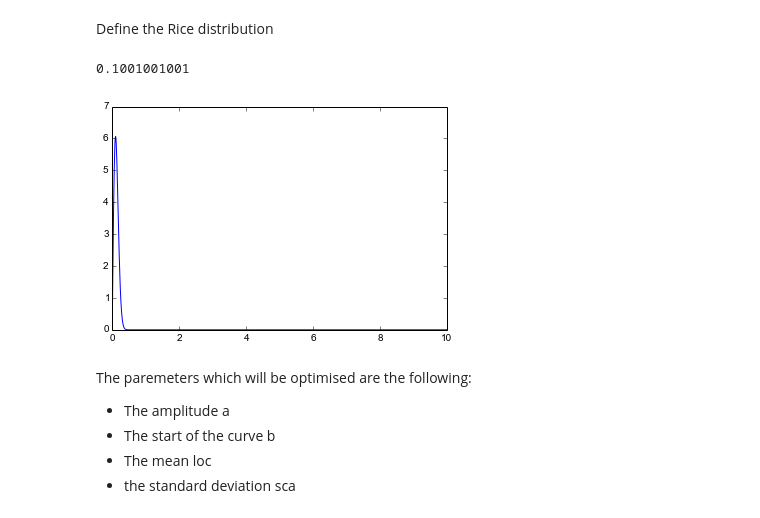
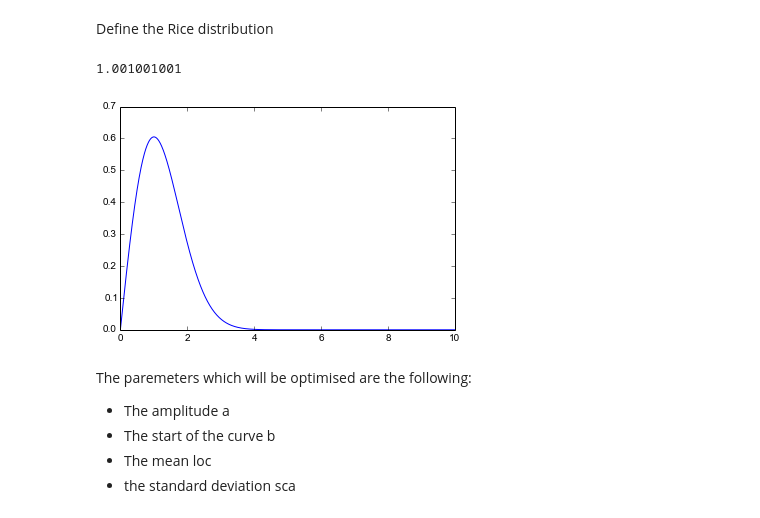
Before and after one commit to massich/embc2015-exp, a Jupyter notebook: src/experiment-t2w.ipynb, the cells around one changed output. Cells and saved outputs as stored; diff of their text form; code cells hidden in the pictures.

```diff
--- a/src/experiment-t2w.ipynb
+++ b/src/experiment-t2w.ipynb
@@ -144,28 +144,31 @@ Define the Rice distribution
 # %%
 from scipy.special import iv
 def myRice(x, factor, v, std, shift):
-    fx = factor * ( (x - shift) / std**2) * np.exp( - ((x - shift)**2 + v**2) / (2. * std**2))*iv(0, ((x - shift) * v) / (std**2))
-    fx[np.nonzero(fx < 0)] = 0
-    return fx
+    #fx = factor * ( (x - shift) / std**2) * np.exp( - ((x - shift)**2 + v**2) / (2. * std**2))*iv(0, ((x - shift) * v) / (std**2))
+    #fx[np.nonzero(fx < 0)] = 0
+    #return fx
     #return factor * x * np.exp( - (x**2 + mean**2) / 2) * iv(0, x * mean)
     #return iv(0, (x*mean)/(std**2))
     #return factor * ((x - mean) / std**2) * np.exp( - ((x - mean)**2) / (2. * std**2)) * iv(0, x * mean / (std**2))
+    if shift < 0.:
+        shift = 0.
+    return factor * rice.pdf(x, v, shift, std)
 # %%
 x = np.linspace(0., 10., 1000)
 
 f = 1.
-v = 0.
-s = .1
+v = 0.1
+s = 1.
 shift = .0
 
 print x[np.argmax(myRice(x, f, v, s, shift))]
 
 fig = plt.figure()
 plt.plot(x, myRice(x, f, v, s, shift))
 plt.show()
 # %% [output]
-0.1001001001
+1.001001001
-[figure, old version]
+[figure, new version]
 # %% [markdown]
 The paremeters which will be optimised are the following:
 
```
Also changed, not shown: parts of 1 cell of this notebook.
